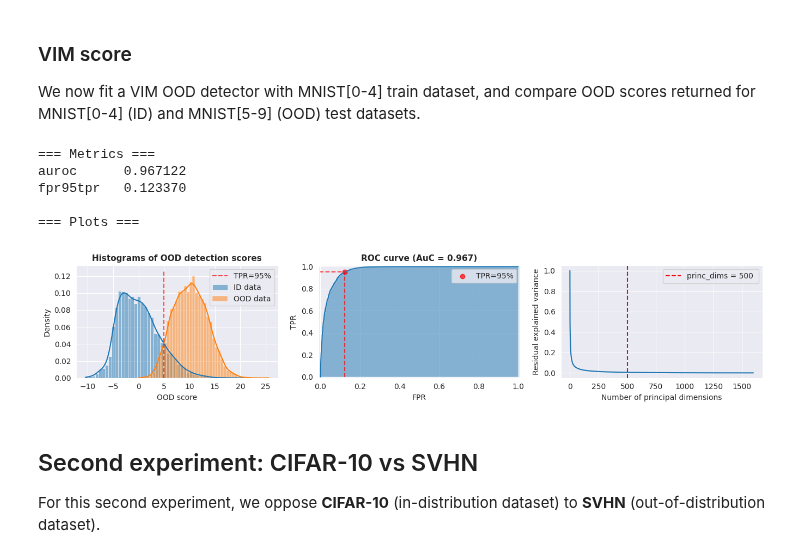
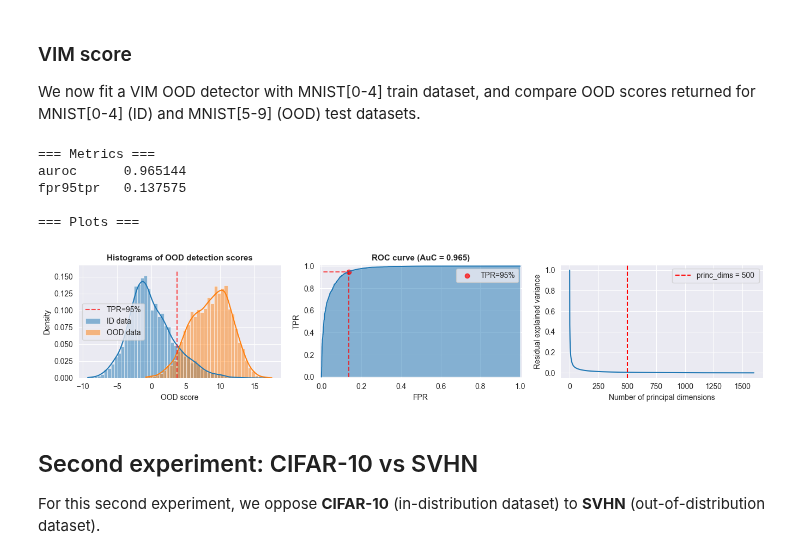
Before and after one commit to deel-ai/oodeel, a Jupyter notebook: docs/notebooks/tensorflow/demo_vim_tf.ipynb, the cells around one changed output. Drawn from its saved outputs; the diff is of its cells as text; code cells hidden in the pictures.

Commit message:
docs: specified output_layers_id on notebooks

```diff
--- a/docs/notebooks/tensorflow/demo_vim_tf.ipynb
+++ b/docs/notebooks/tensorflow/demo_vim_tf.ipynb
@@ -136,39 +136,39 @@ We now fit a VIM OOD detector with MNIST[0-4] train dataset, and compare OOD sco
 returned for MNIST[0-4] (ID) and MNIST[5-9] (OOD) test datasets.
 # %%
 # === VIM scores ===
-vim = VIM(princ_dims=500)
+vim = VIM(princ_dims=500, output_layers_id=[-2])
 vim.fit(model, ds_train)
 scores_in = vim.score(ds_in)
 scores_out = vim.score(ds_out)
 
 # === metrics ===
 # auroc / fpr95
 metrics = bench_metrics(
     (scores_in, scores_out),
     metrics=["auroc", "fpr95tpr"],
 )
 print("=== Metrics ===")
 for k, v in metrics.items():
     print(f"{k:<10} {v:.6f}")
 
 print("\n=== Plots ===")
 # hists / roc
 plt.figure(figsize=(13.5, 3))
 plt.subplot(131)
 plot_ood_scores(scores_in, scores_out, log_scale=False)
 plt.subplot(132)
 plot_roc_curve(scores_in, scores_out)
 plt.subplot(133)
 vim.plot_spectrum()
 plt.tight_layout()
 plt.show()
 # %% [output]
 === Metrics ===
-auroc      0.967122
-fpr95tpr   0.123370
+auroc      0.965144
+fpr95tpr   0.137575
 
 === Plots ===
-[figure, old version]
+[figure, new version]
 # %% [markdown]
 ## Second experiment: CIFAR-10 vs SVHN
 
```
Also changed, not shown: parts of 3 cells of this notebook, 5 other files.
